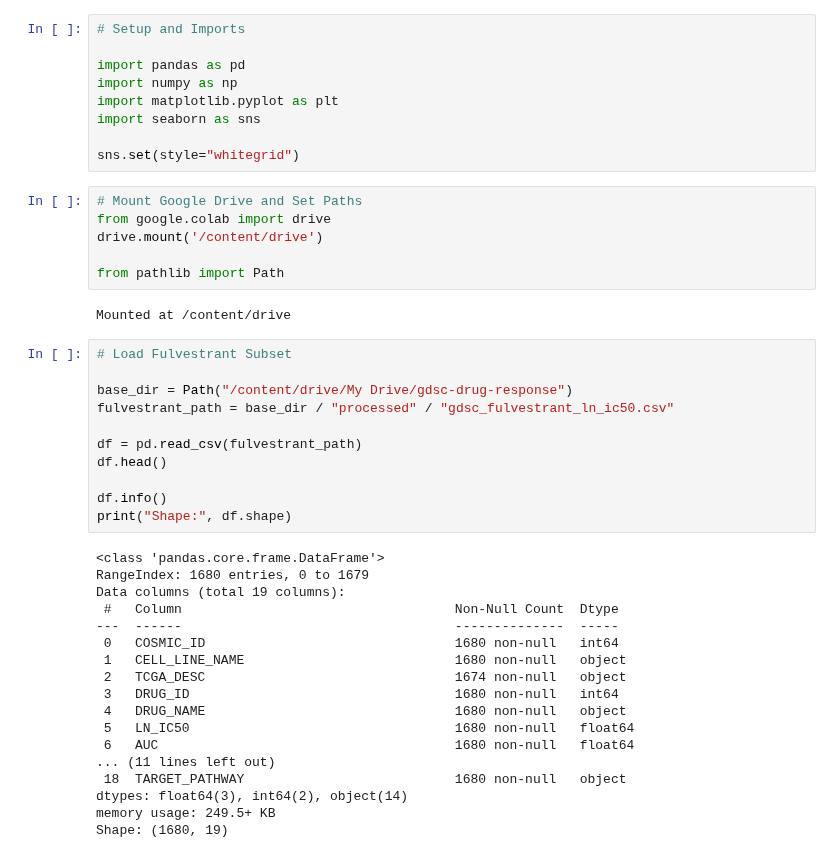
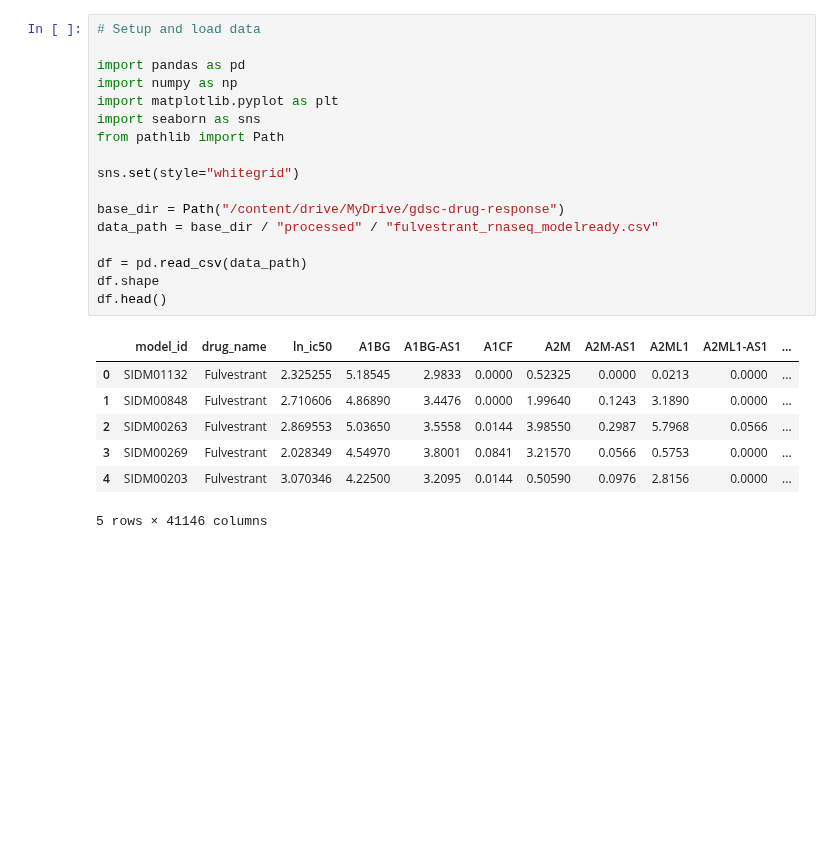
Before and after one commit to AarzuM39/gdsc-drug-response-project, a Jupyter notebook: notebooks/02_eda.ipynb, the cells around one changed output. Saved outputs shown, nothing was run; the diff lists cells and outputs as text; blank space fills up the shorter version.

```diff
--- a/notebooks/02_eda.ipynb
+++ b/notebooks/02_eda.ipynb
@@ -1,46 +7,25 @@
 # %%
-# Setup and Imports
+# Setup and load data
 
 import pandas as pd
 import numpy as np
 import matplotlib.pyplot as plt
 import seaborn as sns
+from pathlib import Path
 
 sns.set(style="whitegrid")
+
+base_dir = Path("/content/drive/MyDrive/gdsc-drug-response")
+data_path = base_dir / "processed" / "fulvestrant_rnaseq_modelready.csv"
+
+df = pd.read_csv(data_path)
+df.shape
+df.head()
+# %% [output]
+|  | model_id | drug_name | ln_ic50 | A1BG | A1BG-AS1 | A1CF | A2M | A2M-AS1 | A2ML1 | A2ML1-AS1 | ... |
+| 0 | SIDM01132 | Fulvestrant | 2.325255 | 5.18545 | 2.9833 | 0.0000 | 0.52325 | 0.0000 | 0.0213 | 0.0000 | ... |
+| 1 | SIDM00848 | Fulvestrant | 2.710606 | 4.86890 | 3.4476 | 0.0000 | 1.99640 | 0.1243 | 3.1890 | 0.0000 | ... |
+| 2 | SIDM00263 | Fulvestrant | 2.869553 | 5.03650 | 3.5558 | 0.0144 | 3.98550 | 0.2987 | 5.7968 | 0.0566 | ... |
+| 3 | SIDM00269 | Fulvestrant | 2.028349 | 4.54970 | 3.8001 | 0.0841 | 3.21570 | 0.0566 | 0.5753 | 0.0000 | ... |
+| 4 | SIDM00203 | Fulvestrant | 3.070346 | 4.22500 | 3.2095 | 0.0144 | 0.50590 | 0.0976 | 2.8156 | 0.0000 | ... |
+5 rows × 41146 columns
-# %%
-# Mount Google Drive and Set Paths
-from google.colab import drive
-drive.mount('/content/drive')
-
-from pathlib import Path
-# %% [output]
-Mounted at /content/drive
-# %%
-# Load Fulvestrant Subset
-
-base_dir = Path("/content/drive/My Drive/gdsc-drug-response")
-fulvestrant_path = base_dir / "processed" / "gdsc_fulvestrant_ln_ic50.csv"
-
-df = pd.read_csv(fulvestrant_path)
-df.head()
-
-df.info()
-print("Shape:", df.shape)
-# %% [output]
-<class 'pandas.core.frame.DataFrame'>
-RangeIndex: 1680 entries, 0 to 1679
-Data columns (total 19 columns):
- #   Column                                   Non-Null Count  Dtype
----  ------                                   --------------  -----
- 0   COSMIC_ID                                1680 non-null   int64
- 1   CELL_LINE_NAME                           1680 non-null   object
- 2   TCGA_DESC                                1674 non-null   object
- 3   DRUG_ID                                  1680 non-null   int64
- 4   DRUG_NAME                                1680 non-null   object
- 5   LN_IC50                                  1680 non-null   float64
- 6   AUC                                      1680 non-null   float64
-... (11 lines left out)
- 18  TARGET_PATHWAY                           1680 non-null   object
-dtypes: float64(3), int64(2), object(14)
-memory usage: 249.5+ KB
-Shape: (1680, 19)
```
Also changed, not shown: parts of 12 cells of this notebook.
